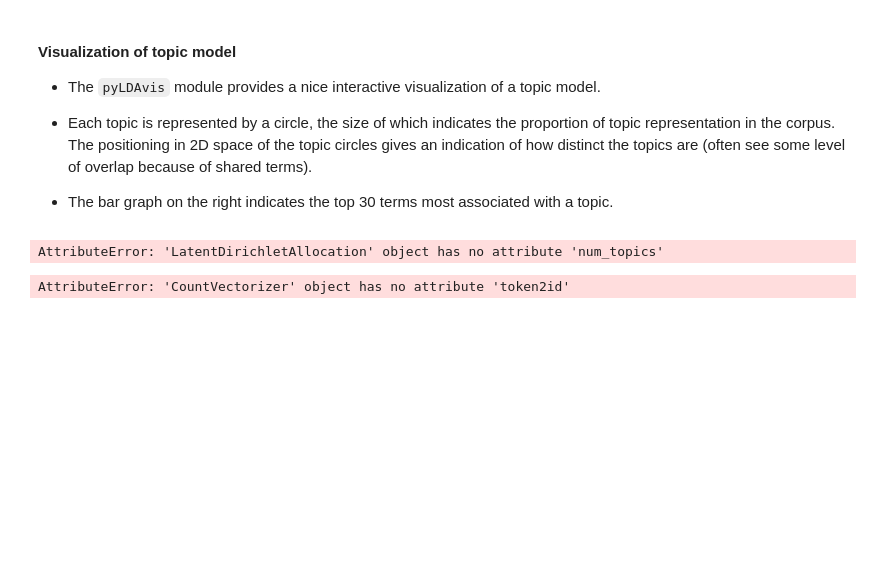
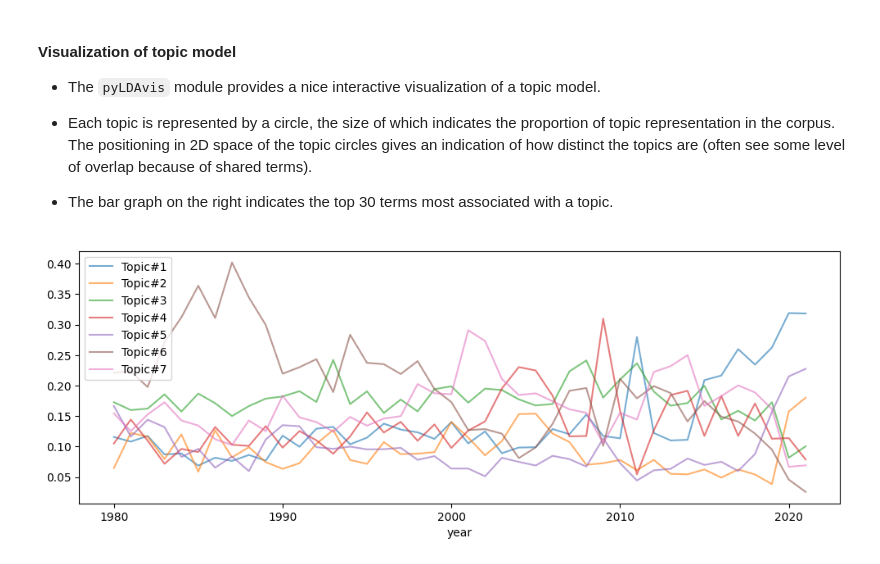
Before and after one commit to mykoal/covid-media-nlp, a Jupyter notebook: dynamic_topic_modeling.ipynb, the cells around one changed output. Cells and saved outputs as stored; diff of their text form; code cells hidden in the pictures; blank space fills up the shorter version.

```diff
--- a/dynamic_topic_modeling.ipynb
+++ b/dynamic_topic_modeling.ipynb
@@ -134,28 +144,11 @@ Topic #7: united world countries government china states officials american inte
 * Each topic is represented by a circle, the size of which indicates the proportion of topic representation in the corpus. The positioning in 2D space of the topic circles gives an indication of how distinct the topics are (often see some level of overlap because of shared terms).
 
 * The bar graph on the right indicates the top 30 terms most associated with a topic.
-# %%
-import pyLDAvis.gensim_models as gensimvis
-from gensim import corpora
-from sklearn.feature_extraction.text import CountVectorizer
-
-# Convert CountVectorizer to gensim Dictionary
-corpus = ['This is the first document.', 'This document is the second document.']
-
-vectorizer = CountVectorizer()
-X = vectorizer.fit_transform(corpus)
-
-# Get the vocabulary from CountVectorizer
-feature_names = vectorizer.get_feature_names_out()
-
-# Convert the vocabulary to gensim Dictionary
-dictionary = corpora.Dictionary([feature_names])
-
-# Now you can use the dictionary with pyLDAvis
-pviz = gensimvis.prepare(article_LDA, art_dtm, dictionary, sort_topics=False)
-# %% [output]
-AttributeError: 'LatentDirichletAllocation' object has no attribute 'num_topics'
-# %%
-pviz=gensimvis.prepare(article_LDA, art_dtm, article_cnt_vect, sort_topics=False)
-# %% [output]
-AttributeError: 'CountVectorizer' object has no attribute 'token2id'
+# %%
+topic_df=pd.DataFrame(tm, columns=[f'Topic#{n}' for n in range(1,N_topics+1)])
+years = [pd.to_datetime(art['pubdate']).year for art in combined_corpus]
+topic_df['year']=years
+topic_df.set_index('year').groupby('year').agg('mean').sort_index().plot(style='-', figsize=(12,4), alpha=0.6)
+plt.show()
+# %% [output]
+[figure, added]
```
Also changed, not shown: parts of 3 cells of this notebook, 3 other files.
